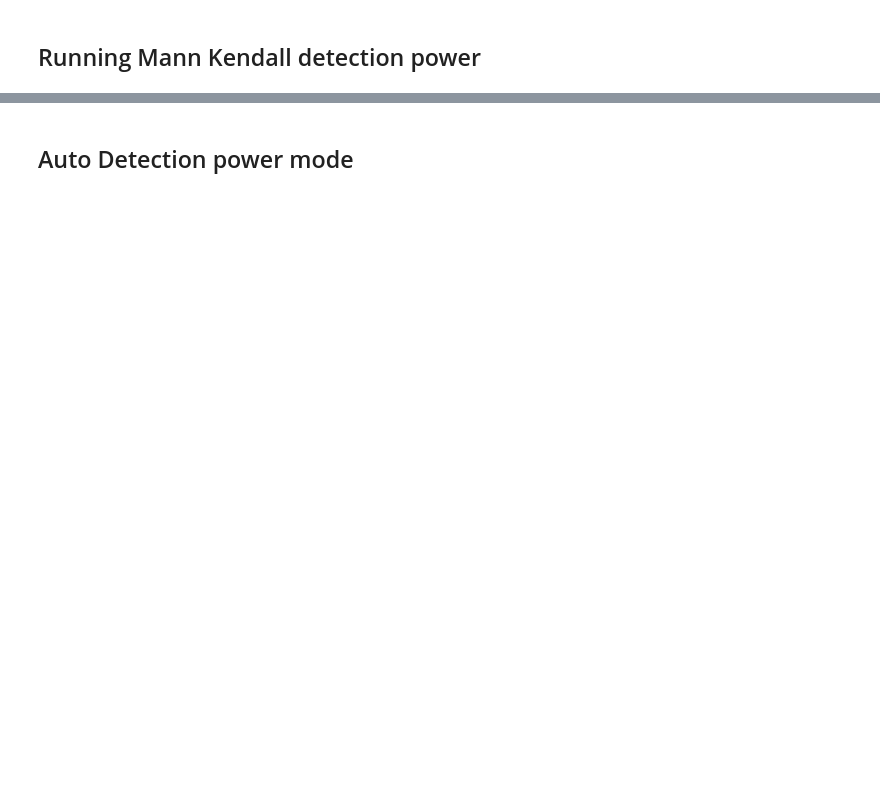
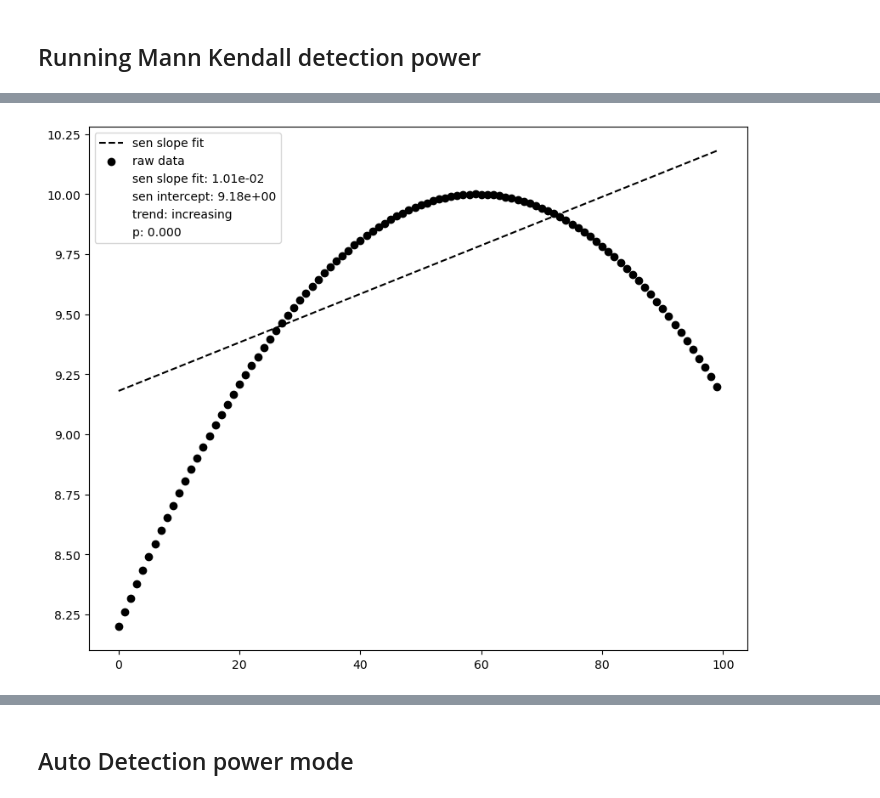
Before and after one commit to Komanawa-Solutions-Ltd/gw_detect_power-worked-examples, a Jupyter notebook: slope_detection_power.ipynb, the cells around one changed output, grey strips where cells are left out. Cells and saved outputs as stored; diff of their text form; code cells hidden in the pictures; blank space fills up the shorter version.

```diff
--- a/slope_detection_power.ipynb
+++ b/slope_detection_power.ipynb
@@ -27,0 +90,8 @@ print(np.__version__)
+# %%
+from kendall_stats import MannKendall
+
+mk = MannKendall(example_y)
+mk.plot_data()
+plt.show()
+# %% [output]
+[figure, added]
```
Also changed, not shown: parts of 17 cells of this notebook.
